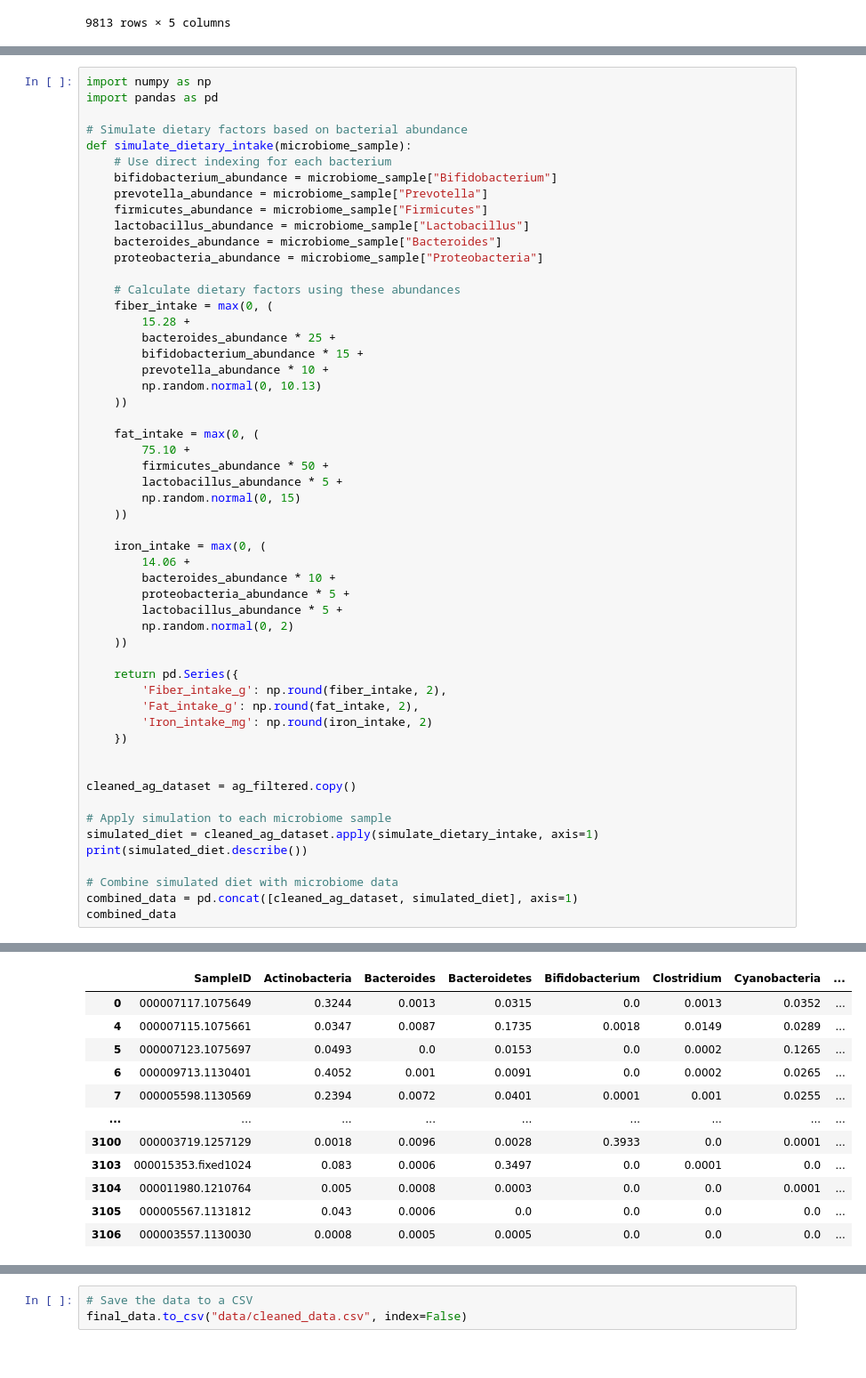
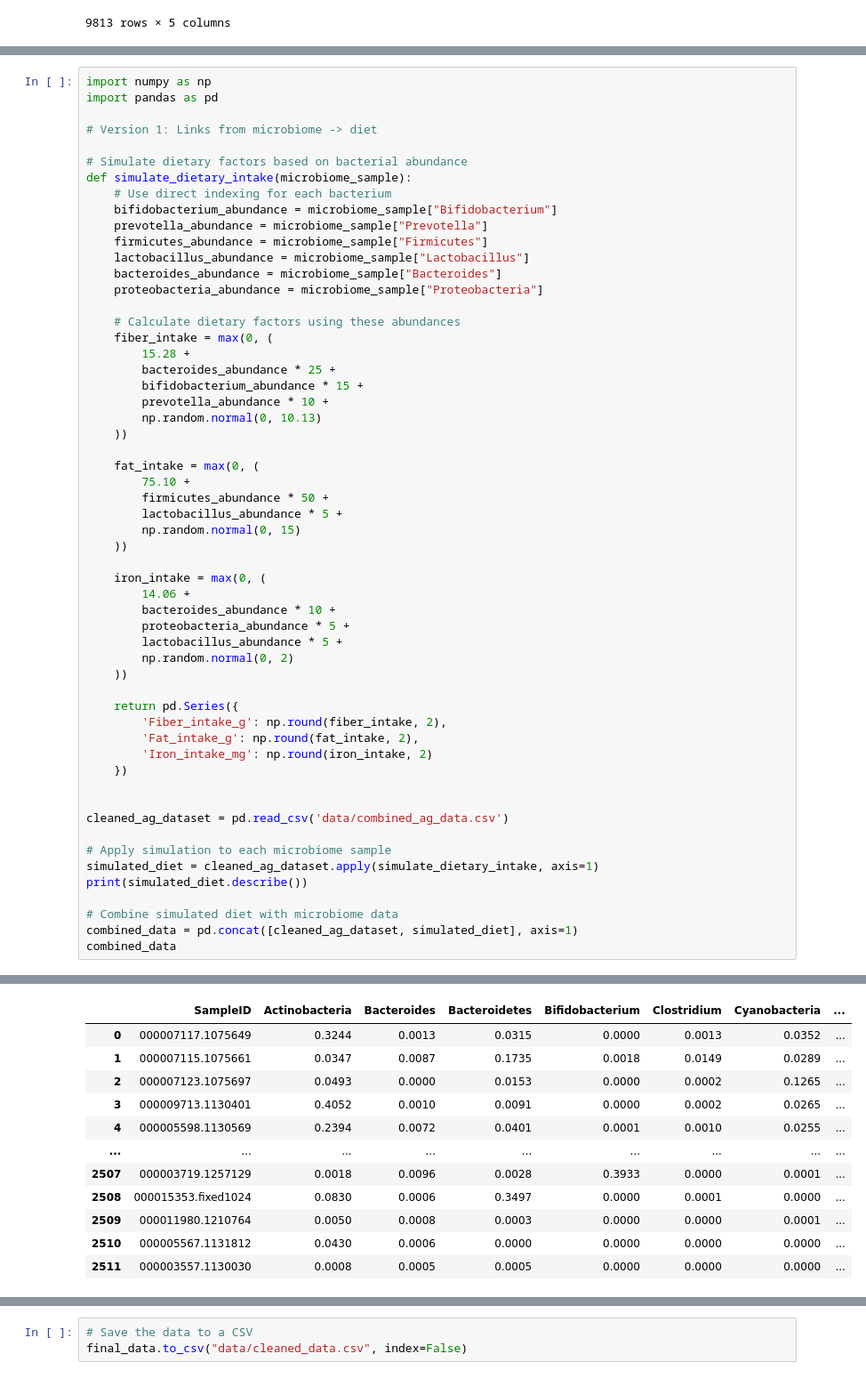
Before and after one commit to mariaponomarova/ML_project, a Jupyter notebook: preprocessing.ipynb, the cells around one changed output, grey strips where cells are left out. Shown at 89% size. Saved outputs shown, nothing was run; the diff lists cells and outputs as text.

Commit message:
Save combined AG data to a csv

```diff
--- a/preprocessing.ipynb
+++ b/preprocessing.ipynb
@@ -141,6 +46,8 @@ Iron intake std: 8.544092329884053
 # %%
 import numpy as np
 import pandas as pd
+
+# Version 1: Links from microbiome -> diet
 
 # Simulate dietary factors based on bacterial abundance
 def simulate_dietary_intake(microbiome_sample):
@@ -183,7 +90,7 @@ def simulate_dietary_intake(microbiome_sample):
     })
 
 
-cleaned_ag_dataset = ag_filtered.copy()
+cleaned_ag_dataset = pd.read_csv('data/combined_ag_data.csv')
 
 # Apply simulation to each microbiome sample
 simulated_diet = cleaned_ag_dataset.apply(simulate_dietary_intake, axis=1)
@@ -205,15 +112,15 @@ max         67.010000    160.020000       26.110000
 |  | SampleID | Actinobacteria | Bacteroides | Bacteroidetes | Bifidobacterium | Clostridium | Cyanobacteria | ... |
-| 0 | 000007117.1075649 | 0.3244 | 0.0013 | 0.0315 | 0.0 | 0.0013 | 0.0352 | ... |
-| 4 | 000007115.1075661 | 0.0347 | 0.0087 | 0.1735 | 0.0018 | 0.0149 | 0.0289 | ... |
-| 5 | 000007123.1075697 | 0.0493 | 0.0 | 0.0153 | 0.0 | 0.0002 | 0.1265 | ... |
-| 6 | 000009713.1130401 | 0.4052 | 0.001 | 0.0091 | 0.0 | 0.0002 | 0.0265 | ... |
-| 7 | 000005598.1130569 | 0.2394 | 0.0072 | 0.0401 | 0.0001 | 0.001 | 0.0255 | ... |
+| 0 | 000007117.1075649 | 0.3244 | 0.0013 | 0.0315 | 0.0000 | 0.0013 | 0.0352 | ... |
+| 1 | 000007115.1075661 | 0.0347 | 0.0087 | 0.1735 | 0.0018 | 0.0149 | 0.0289 | ... |
+| 2 | 000007123.1075697 | 0.0493 | 0.0000 | 0.0153 | 0.0000 | 0.0002 | 0.1265 | ... |
+| 3 | 000009713.1130401 | 0.4052 | 0.0010 | 0.0091 | 0.0000 | 0.0002 | 0.0265 | ... |
+| 4 | 000005598.1130569 | 0.2394 | 0.0072 | 0.0401 | 0.0001 | 0.0010 | 0.0255 | ... |
 | ... | ... | ... | ... | ... | ... | ... | ... | ... |
-| 3100 | 000003719.1257129 | 0.0018 | 0.0096 | 0.0028 | 0.3933 | 0.0 | 0.0001 | ... |
-| 3103 | 000015353.fixed1024 | 0.083 | 0.0006 | 0.3497 | 0.0 | 0.0001 | 0.0 | ... |
-| 3104 | 000011980.1210764 | 0.005 | 0.0008 | 0.0003 | 0.0 | 0.0 | 0.0001 | ... |
-| 3105 | 000005567.1131812 | 0.043 | 0.0006 | 0.0 | 0.0 | 0.0 | 0.0 | ... |
-| 3106 | 000003557.1130030 | 0.0008 | 0.0005 | 0.0005 | 0.0 | 0.0 | 0.0 | ... |
+| 2507 | 000003719.1257129 | 0.0018 | 0.0096 | 0.0028 | 0.3933 | 0.0000 | 0.0001 | ... |
+| 2508 | 000015353.fixed1024 | 0.0830 | 0.0006 | 0.3497 | 0.0000 | 0.0001 | 0.0000 | ... |
+| 2509 | 000011980.1210764 | 0.0050 | 0.0008 | 0.0003 | 0.0000 | 0.0000 | 0.0001 | ... |
+| 2510 | 000005567.1131812 | 0.0430 | 0.0006 | 0.0000 | 0.0000 | 0.0000 | 0.0000 | ... |
+| 2511 | 000003557.1130030 | 0.0008 | 0.0005 | 0.0005 | 0.0000 | 0.0000 | 0.0000 | ... |
 2512 rows × 20 columns
 # %%
 import numpy as np
```
Also changed, not shown: parts of 6 cells of this notebook, 3 other files.
